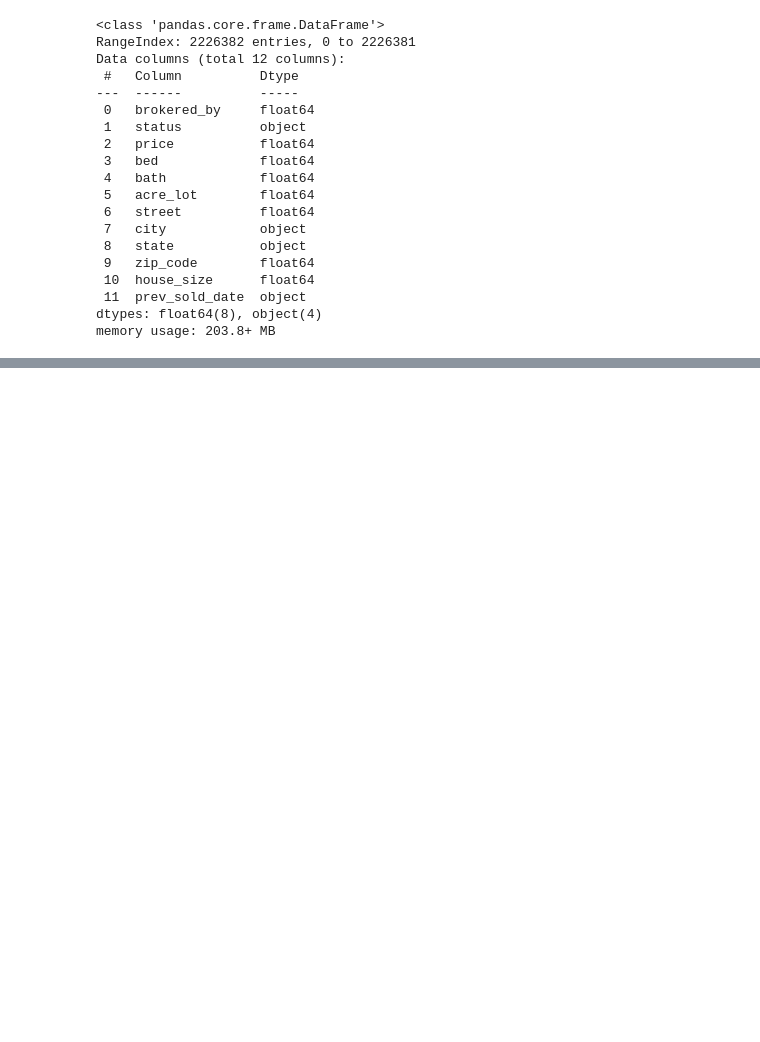
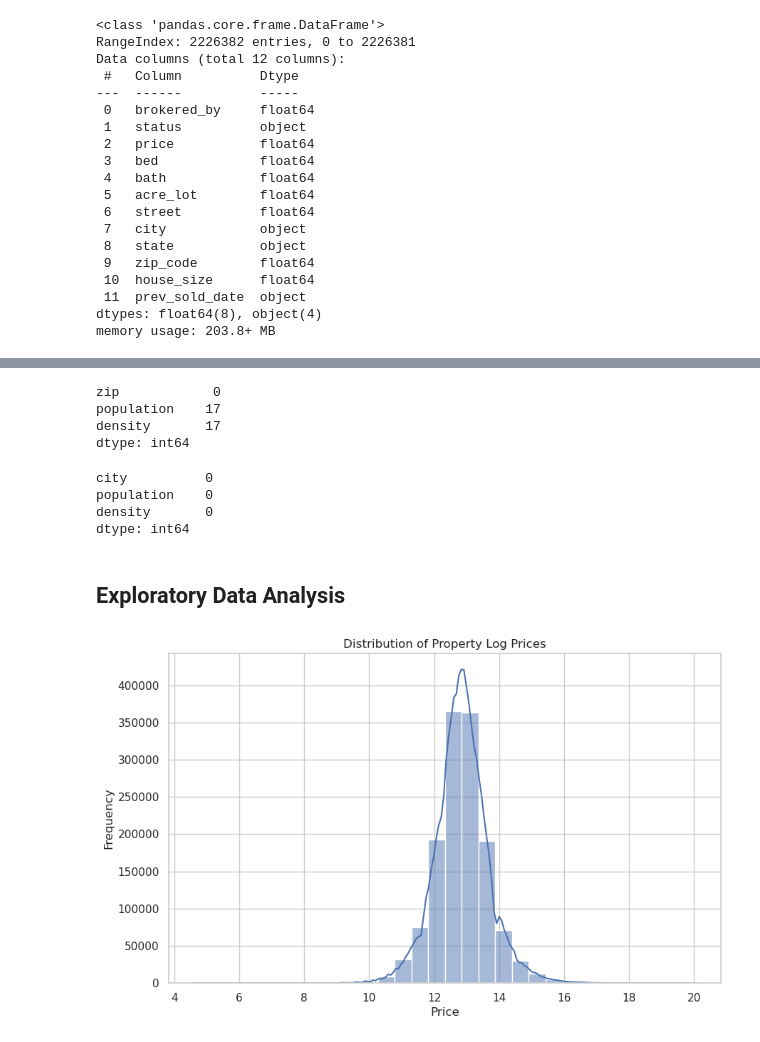
Before and after one commit to EstebanBraganza77/Real-State-Prediction-SageMaker, a Jupyter notebook: RealState-Development.ipynb, the cells around one changed output, grey strips where cells are left out. Saved outputs shown, nothing was run; the diff lists cells and outputs as text; code cells hidden in the pictures; blank space fills up the shorter version.

```diff
--- a/RealState-Development.ipynb
+++ b/RealState-Development.ipynb
@@ -98,0 +148,14 @@ plt.show()
+# %%
+uszips[['zip', 'population', 'density']].isnull().sum()
+# %% [output]
+zip            0
+population    17
+density       17
+dtype: int64
+# %%
+uscities[['city', 'population', 'density']].isnull().sum()
+# %% [output]
+city          0
+population    0
+density       0
+dtype: int64
@@ -98,0 +274,18 @@ plt.show()
+# %% [markdown]
+## Exploratory Data Analysis
+# %%
+realstate_clean = pd.read_csv('./prepared/realstate-clean.csv')
+sample = realstate_clean.sample(100000)
+# %%
+# Set the style of the visualization
+sns.set(style="whitegrid")
+
+# 1. Distribution of Prices
+plt.figure(figsize=(10, 6))
+sns.histplot(np.log(realstate_clean['price']), kde=True, bins=30)
+plt.title('Distribution of Property Log Prices')
+plt.xlabel('Price')
+plt.ylabel('Frequency')
+plt.show()
+# %% [output]
+[figure, added]
```
Also changed, not shown: parts of 25 cells of this notebook.
